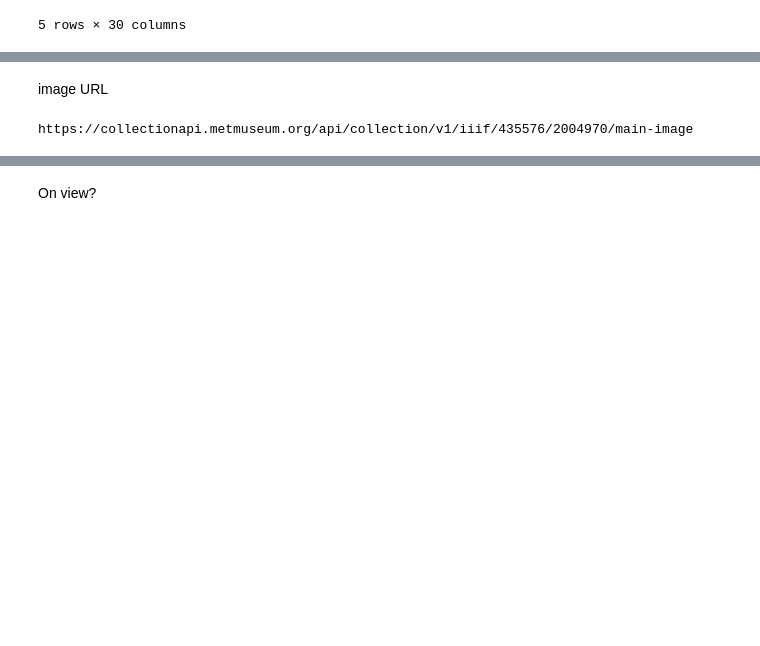
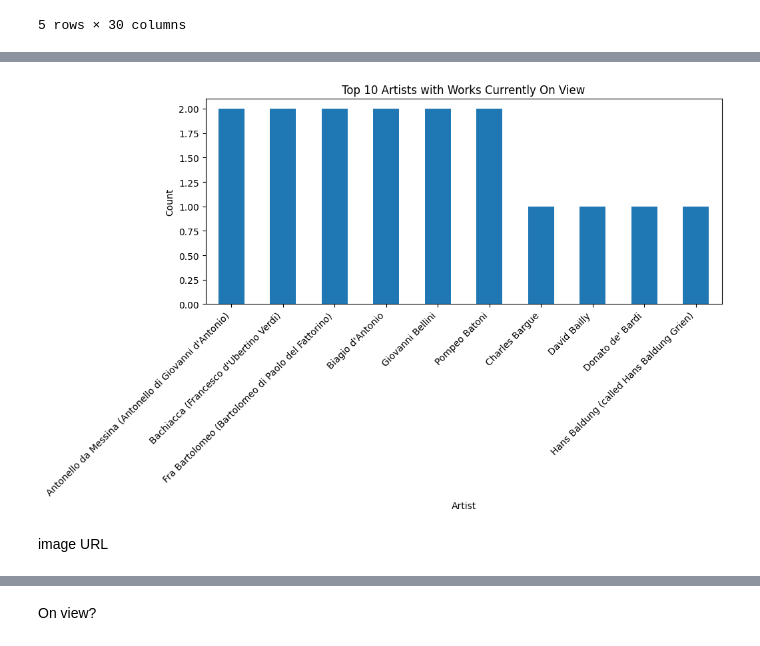
Before and after one commit to BenRyan-8/DataAcquisition_CA, a Jupyter notebook: Artworks.ipynb, the cells around one changed output, grey strips where cells are left out. Drawn from its saved outputs; the diff is of its cells as text; code cells hidden in the pictures; blank space fills up the shorter version.

```diff
--- a/Artworks.ipynb
+++ b/Artworks.ipynb
@@ -256,11 +241,18 @@ print(html[:1000])
+# %%
+top_artists = (
+    met[met['on_view'] == True]['Artist Display Name']
+    .value_counts()
+    .head(10)
+)
+
+plt.figure(figsize=(10,4))
+top_artists.plot(kind='bar')
+plt.title("Top 10 Artists with Works Currently On View")
+plt.xlabel("Artist")
+plt.ylabel("Count")
+plt.xticks(rotation=45, ha='right')
+plt.show()
+# %% [output]
+[figure, added]
 # %% [markdown]
 image URL
-# %%
-soup = BeautifulSoup(html, "lxml")
-
-image_tag = soup.find("meta", {"property": "og:image"})
-image_url = image_tag.get("content")
-
-print(image_url)
-# %% [output]
-https://collectionapi.metmuseum.org/api/collection/v1/iiif/435576/2004970/main-image
```
Also changed, not shown: parts of 17 cells of this notebook.
